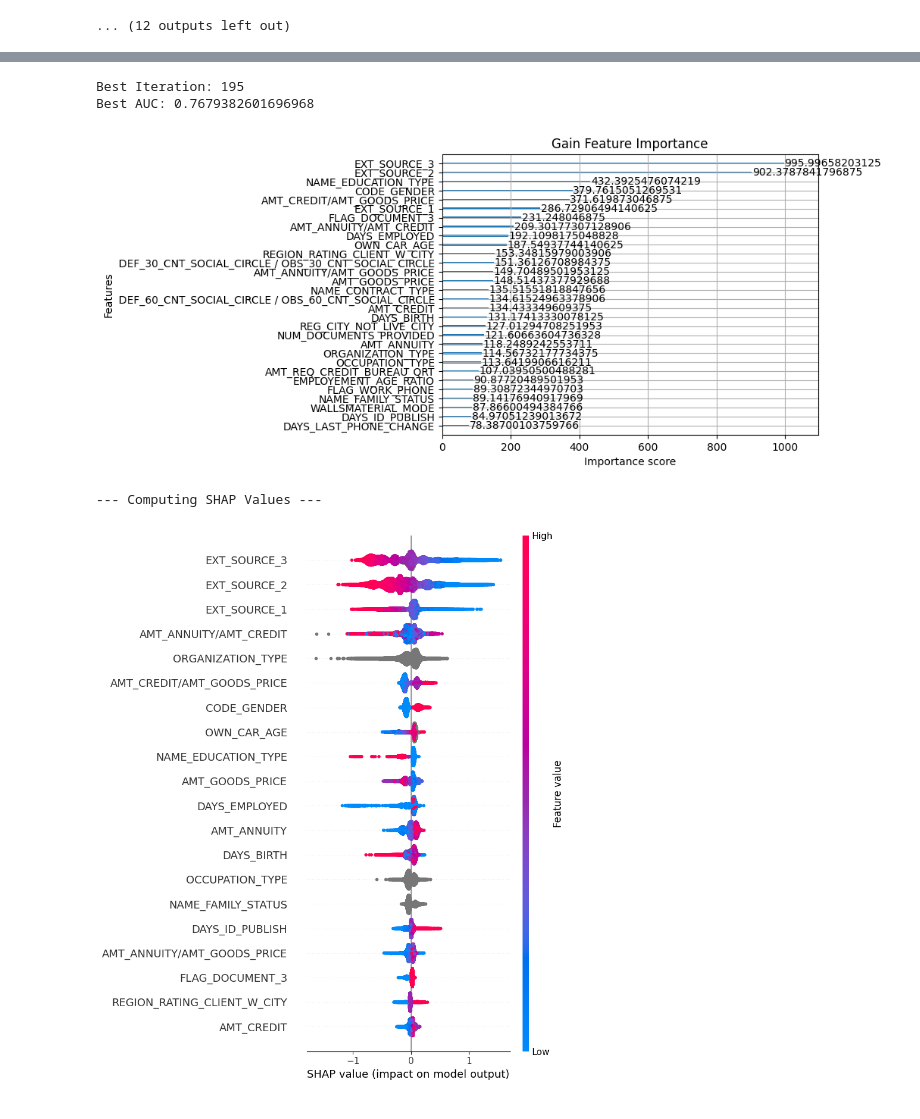
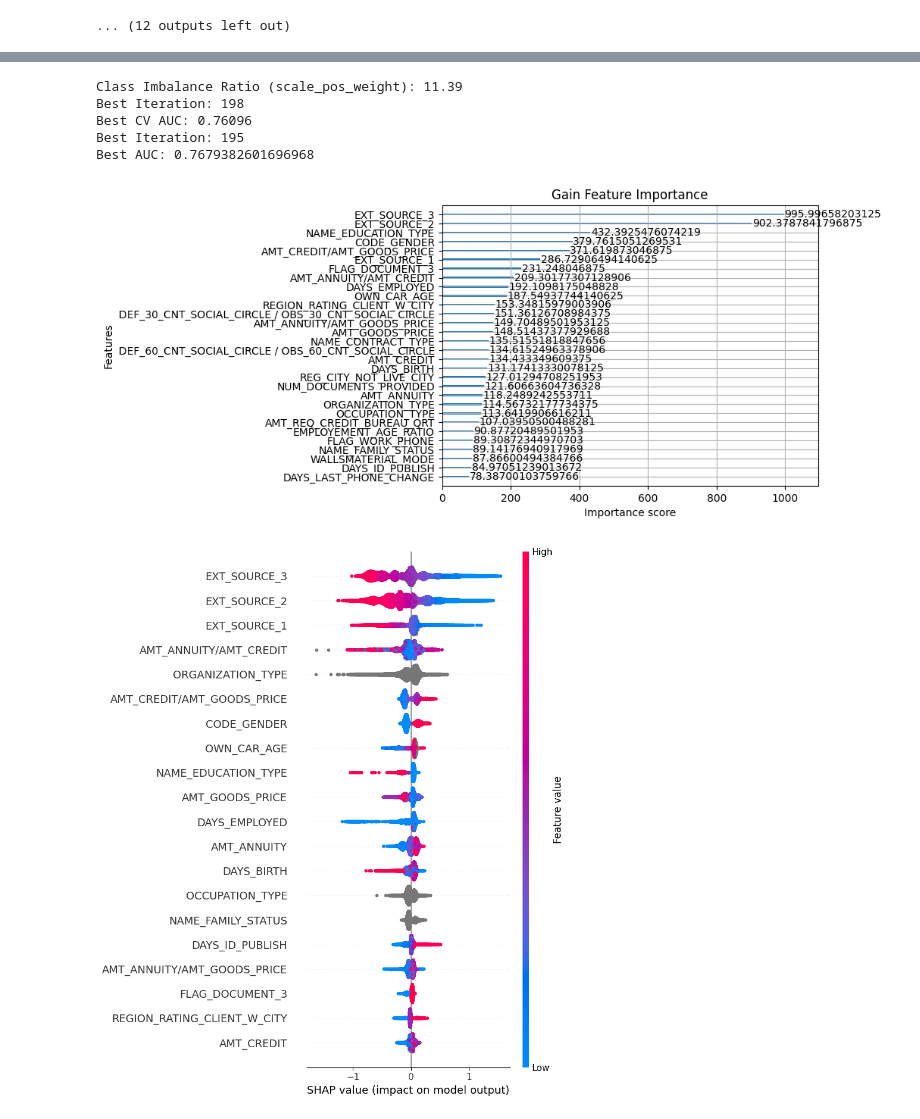
Before and after one commit to skydoldif/home-credit-default-risk, a Jupyter notebook: data_processing.ipynb, the cells around one changed output, grey strips where cells are left out. Drawn from its saved outputs; the diff is of its cells as text; code cells hidden in the pictures.

```diff
--- a/data_processing.ipynb
+++ b/data_processing.ipynb
@@ -269,7 +216,5 @@ Best AUC: 0.7679469060671864
 # %%
-importance = pd.Series(importance).sort_values(ascending=False).reset_index()
-importance.columns = ['Feature', 'Importance']
-importance['%Importance'] = importance['Importance']/importance['Importance'].sum()*100
-importance['CUMSUM %Importance'] = importance['%Importance'].cumsum()
-importance
+#get_ordered_importance(importance)
+shap_importance = get_ordered_shap_importance(X_val, shap_values)
+shap_importance
 # %% [output]
@@ -293,6 +237,0 @@ importance
-# %%
-shap_importance = pd.DataFrame(pd.DataFrame(shap_values, columns=X_trainval.columns).abs().mean(axis=0).sort_values(ascending=False)).reset_index()
-shap_importance.columns = ['Feature', 'shap_importance']
-shap_importance['%shap_importance'] = shap_importance['shap_importance']/shap_importance['shap_importance'].sum()*100
-shap_importance['CUMSUM %shap_importance'] = shap_importance['%shap_importance'].cumsum()
-shap_importance
@@ -317,77 +238,69 @@ shap_importance
 # %%
 X_train, X_val, y_train, y_val = train_test_split(X_trainval[shap_importance.iloc[:37].Feature.tolist()], y_trainval, test_size=0.2, random_state=random_state, stratify=y_trainval)
 
-# Create DMatrix
+scale_weight = np.sum(y_train == 0) / np.sum(y_train == 1)
+print(f"Class Imbalance Ratio (scale_pos_weight): {scale_weight:.2f}")
+
 dsubtrain = xgb.DMatrix(X_train, label=y_train, enable_categorical=True)
 dval = xgb.DMatrix(X_val, label=y_val, enable_categorical=True)
-
-# ==========================================
-# 3. Model Configuration & Training
-# ==========================================
 
 params = {
     'objective': 'binary:logistic',
     'eval_metric': 'auc',
 
-    # Handling Imbalance
     'scale_pos_weight': scale_weight,
-
-    # Handling Categorical Data
-    # 'hist' tree method is required for efficient native categorical support
     'tree_method': 'hist',
-
-    # Null Handling:
-    # XGBoost automatically learns the best direction for NaNs.
-    # No explicit param needed, but you can set 'missing' if using a specific sentinel.
 
     'max_depth': 4,
     'eta': 0.1,
     'seed': 42
 }
 
-# Train the model
-# Using the native train() method, not the sklearn fit() wrapper
+cv_results = xgb.cv(
+    params=params,
+    dtrain=dsubtrain,
+    num_boost_round=500,
+    nfold=5,
+    stratified=True,          # use for classification
+    metrics="auc",
+    early_stopping_rounds=10,
+    seed=42,
+    verbose_eval=False
+)
+
+best_iteration = len(cv_results)
+best_auc = cv_results["test-auc-mean"].iloc[-1]
+
+print(f"Best Iteration: {best_iteration}")
+print(f"Best CV AUC: {best_auc:.5f}")
+
 results = {}
 model = xgb.train(
     params=params,
     dtrain=dsubtrain,
     num_boost_round=500,
     evals=[(dsubtrain, 'train'), (dval, 'test')],
     early_stopping_rounds=10,
     evals_result=results,
     verbose_eval=False
 )
 
 print(f"Best Iteration: {model.best_iteration}")
 print(f"Best AUC: {model.best_score}")
 
-# 'gain' is usually the most informative metric (average gain in accuracy)
 importance = model.get_score(importance_type='gain')
-
-# Plot native importance
 xgb.plot_importance(model, importance_type='gain', title='Gain Feature Importance', max_num_features=30)
 plt.show()
 
-# ==========================================
-# 5. SHAP Values
-# ==========================================
-print("\n--- Computing SHAP Values ---")
-
-
-# Initialize Explainer
-# model_output='raw' ensures we explain the log odds (margin)
 explainer = shap.TreeExplainer(model)
-
-# Calculate SHAP values for the test set
-# Note: For native DMatrix with categoricals, SHAP handles them automatically
 shap_values = explainer.shap_values(dval)
-
-# Plot Summary
 plt.figure()
 shap.summary_plot(shap_values, X_val)
 # %% [output]
+Class Imbalance Ratio (scale_pos_weight): 11.39
+Best Iteration: 198
+Best CV AUC: 0.76096
 Best Iteration: 195
 Best AUC: 0.7679382601696968
 [figure]
---- Computing SHAP Values ---
-[figure, old version]
+[figure, new version]
```
Also changed, not shown: parts of 8 cells of this notebook, 1 other file.
